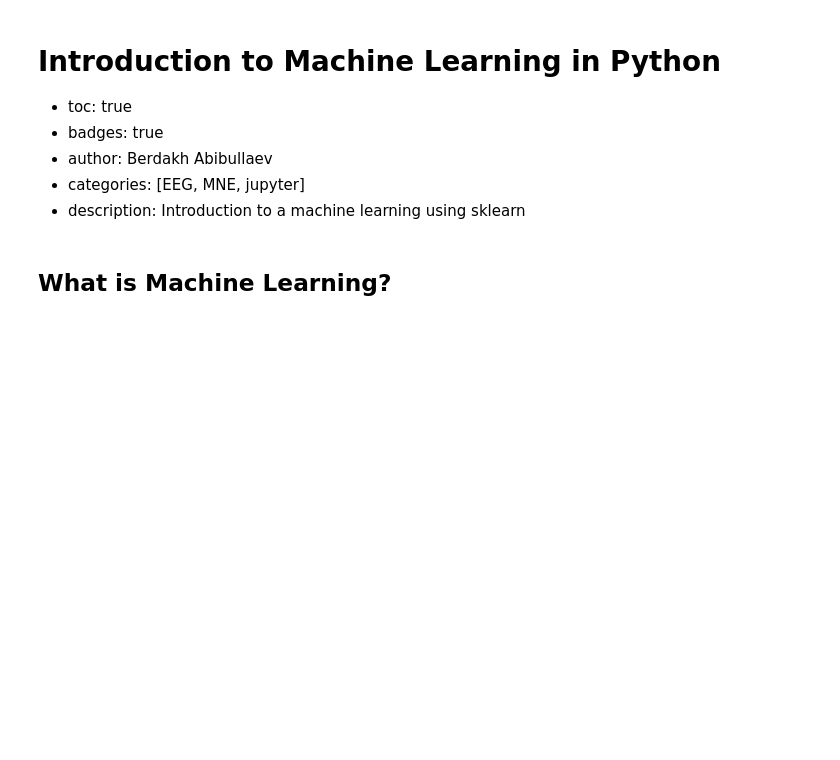
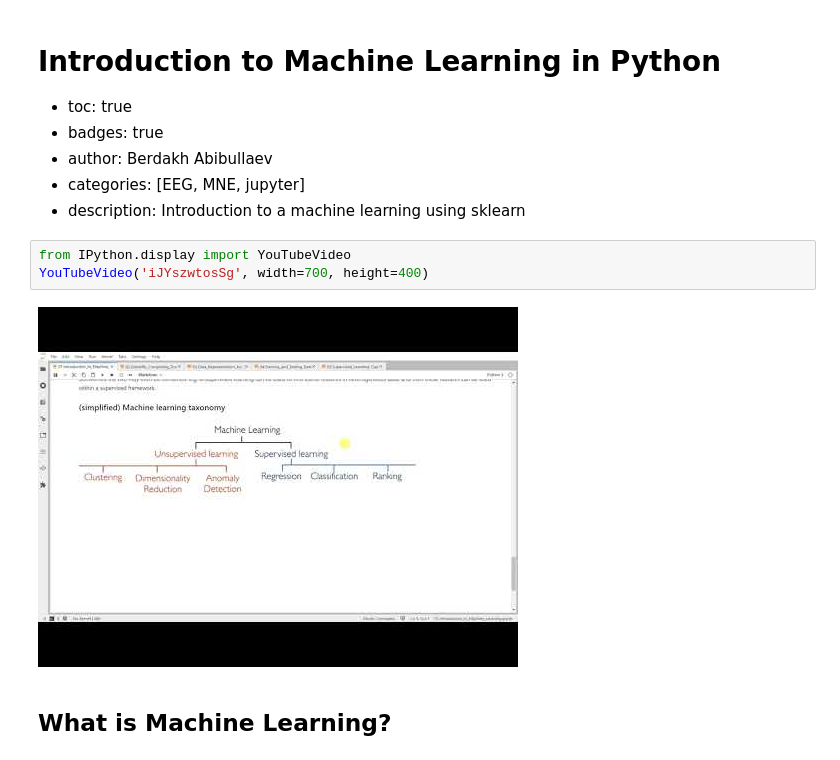
Before and after one commit to berdakh/blog, a Jupyter notebook: _notebooks/2020-10-18-ScikitLearn-tutorial-part1.ipynb, the cells around one changed output. Drawn from its saved outputs; the diff is of its cells as text; blank space fills up the shorter version.

```diff
--- a/_notebooks/2020-10-18-ScikitLearn-tutorial-part1.ipynb
+++ b/_notebooks/2020-10-18-ScikitLearn-tutorial-part1.ipynb
@@ -5,6 +5,11 @@
 - author: Berdakh Abibullaev
 - categories: [EEG, MNE, jupyter]
 - description: Introduction to a machine learning using sklearn
+# %%
+from IPython.display import YouTubeVideo
+YouTubeVideo('iJYszwtosSg', width=700, height=400)
+# %% [output]
+[figure, added]
 # %% [markdown]
 ## What is Machine Learning?
 # %% [markdown]
```
Also changed, not shown: 1 other file.
